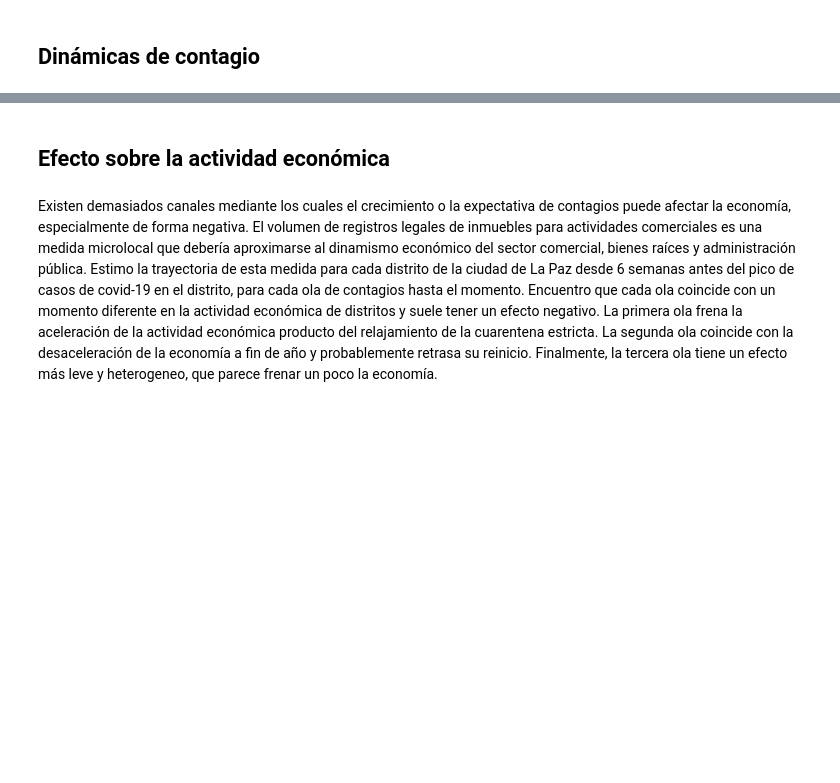
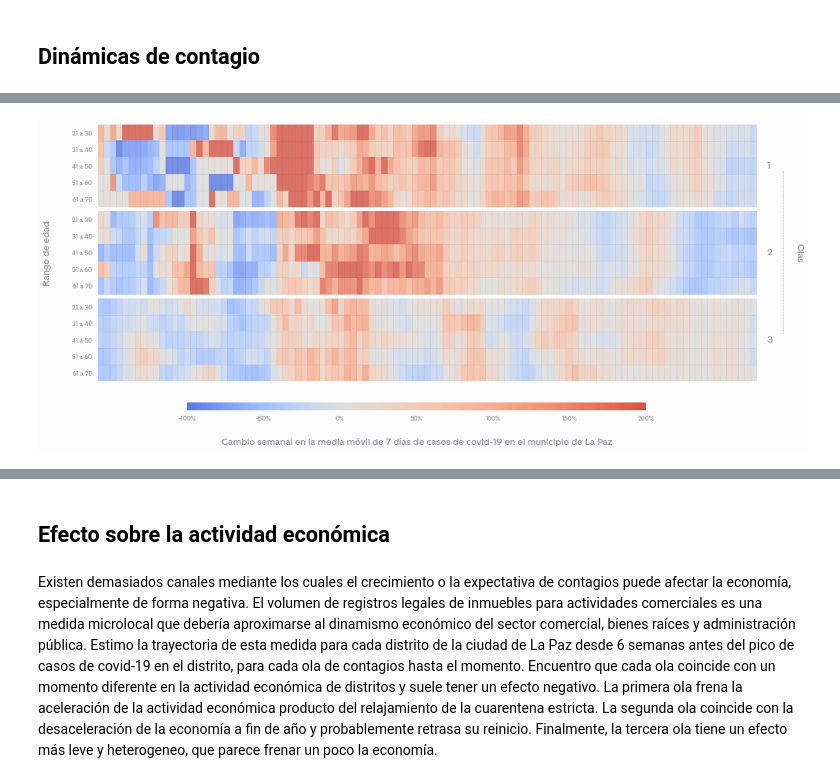
Before and after one commit to mauforonda/notas, a Jupyter notebook: covid19_en_lapaz.ipynb, the cells around one changed output, grey strips where cells are left out. Saved outputs shown, nothing was run; the diff lists cells and outputs as text; code cells hidden in the pictures; blank space fills up the shorter version.

```diff
--- a/covid19_en_lapaz.ipynb
+++ b/covid19_en_lapaz.ipynb
@@ -147,0 +69,80 @@ La línea roja representa la media de años respecto al primer caso y el espacio
+# %%
+def get_casos():
+    casos = pd.read_csv('data/covid_lapaz/2021-12-31.csv', parse_dates=['registro', 'reporte'])
+    casos = casos[(casos.registro.notna()) & (casos.distrito.notna())]
+    casos['distrito'] = casos['distrito'].astype(int)
+    casos =  casos[['id', 'caso', 'sexo', 'edad', 'registro', 'distrito']]
+
+    casos['rango_edad'] = pd.cut(casos.edad, bins=list(range(0,120, 10))).apply(lambda x: x.left)
+    casos = casos[(casos.registro > '2020-01-01') & (casos.rango_edad >= 10) & (casos.rango_edad <= 80)]
+    casos = casos.groupby([pd.Grouper(key='registro', freq='D'), 'rango_edad']).size().reset_index(name='casos').pivot_table(index='registro', columns='rango_edad', values='casos')
+    casos = casos.rolling(7, center=True).mean().dropna()[range(20,70,10)]
+
+    casos = casos.pct_change(periods=7)
+    casos.replace([np.inf, -np.inf], .1, inplace=True)
+    casos = casos.fillna(0)
+
+    return casos
+
+def plot_wavechange(casos):
+
+    def plot_change(ax, casos, since, until):
+
+        linecolor = '#88888f'
+        background = '#fcfcfc'
+        c = casos.copy()
+        c = c.loc[since:until]
+        linecolor = '#88888f'
+        colormap = colors.ListedColormap(cm.get_cmap('coolwarm')(np.linspace(.1,.9, 255)))
+        divnorm = colors.TwoSlopeNorm(vmin=-1, vcenter=0, vmax=2)
+        ax.imshow(c.T, cmap=colormap, origin='bottom', norm=divnorm, alpha=.8, aspect='auto')
+        ax.yaxis.set_major_locator(ticker.FixedLocator(range(len(c.columns))))
+        ax.yaxis.set_major_formatter(ticker.FixedFormatter(['{} a {}'.format(i+1, i + 10) for i in c.columns]))
+        ax.set_xticklabels([])
+        ax.set_ylim(len(c.columns) - .5, -.5)
+        for axis, ticks in zip([ax.yaxis, ax.xaxis], [c.columns, c.index]):
+            axis.set_minor_locator(ticker.FixedLocator([i + .485 for i in list(range(len(ticks)))]))
+        ax.tick_params(labelcolor=linecolor, labeltop=False, labelbottom=False, labelsize=8)
+        ax.grid(which='minor', color='#24242e', linestyle='-', linewidth=.5, alpha=.1, zorder=2)
+
+    linecolor = '#88888f'
+    background = '#fcfcfc'
+
+    waves = [
+        {'start': '2020-05-01', 'end': '2020-08-15'},
+        {'start': '2020-11-01', 'end': '2021-02-15'},
+        {'start': '2021-03-01', 'end': '2021-06-15'}
+    ]
+
+    f, axs = plt.subplots(3,1,figsize=(15,6))
+    f.set_facecolor(background)
+    plt.subplots_adjust(hspace=.05)
+
+    for i in range(0,3):
+        plot_change(axs[i], casos, waves[i]['start'], waves[i]['end'])
+
+
+    colormap = colors.ListedColormap(cm.get_cmap('coolwarm')(np.linspace(.1,.9, 255)))
+    divnorm = colors.TwoSlopeNorm(vmin=-1, vcenter=0, vmax=2)
+
+    cax = f.add_axes([0.2, 0.04, 0.60, 0.15])
+    cax.set_axis_off()
+    colorbar = plt.cm.ScalarMappable(norm=divnorm, cmap=colormap)
+    cbar = f.colorbar(colorbar, ax=cax, orientation="horizontal", pad=.1, aspect=60)
+    cbar.set_label(label="Cambio semanal en la media móvil de 7 días de casos de covid-19 en el municipio de La Paz",fontsize=12, color=linecolor,labelpad=20,)
+    cbar.ax.tick_params(labelsize=8, labelcolor=linecolor)
+    cbar.ax.xaxis.set_major_formatter(ticker.PercentFormatter(1,0))
+    cbar.outline.set_linewidth(0)
+
+    axs[1].annotate('Rango de edad', xy=(-.07, .5), xycoords='axes fraction', ha='right', va='center', fontsize=12, color=linecolor, rotation=90)
+
+    for i in range(1,4):
+        axs[i-1].annotate(i, xy=(1.015, .5), xycoords='axes fraction', ha='left', va='center', fontsize=12, color=linecolor, rotation=0)
+
+    axs[1].annotate('Olas', xy=(1.07, .5), xycoords='axes fraction', ha='right', va='center', fontsize=12, color=linecolor, rotation=270)
+    axs[1].annotate('', xy=(1.04, -.5), xycoords='axes fraction', ha='right', va='center', fontsize=12, color=linecolor, xytext=(1.04, 1.5), textcoords='axes fraction', arrowprops=dict(arrowstyle="-", connectionstyle="arc3,rad=0.", color=linecolor, linewidth=.8, linestyle=':', alpha=.8))
+
+casos = get_casos()
+plot_wavechange(casos)
+# %% [output]
+[figure, added]
```
Also changed, not shown: parts of 16 cells of this notebook, 1 other file.
